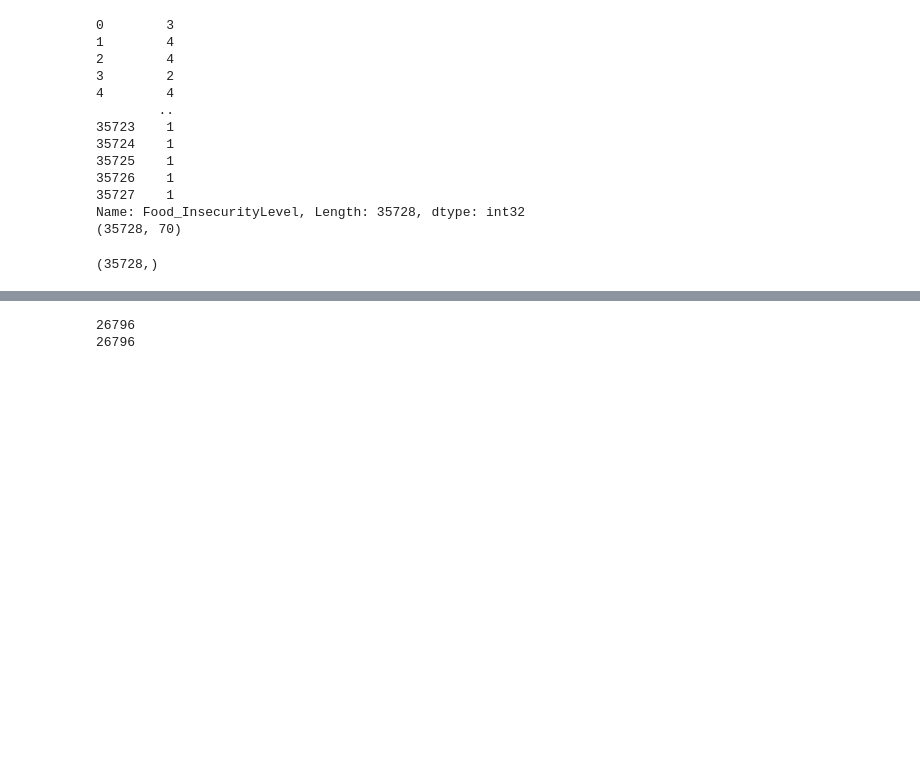
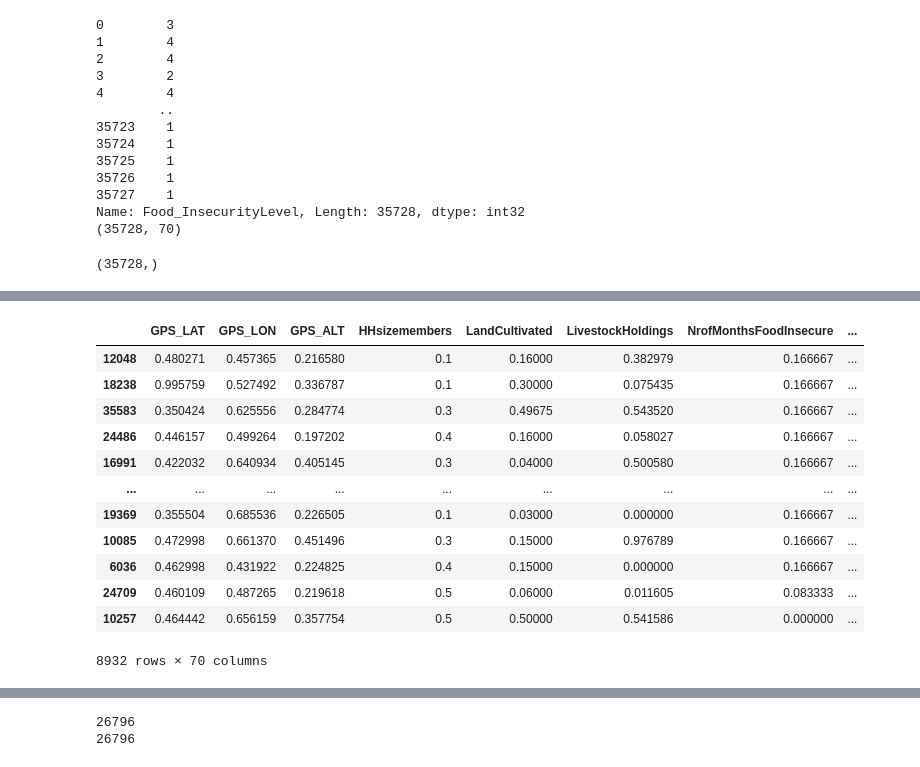
Before and after one commit to willianck/Predicting-Food-Insecurity, a Jupyter notebook: shapley_NN.ipynb, the cells around one changed output, grey strips where cells are left out. Cells and saved outputs as stored; diff of their text form; code cells hidden in the pictures; blank space fills up the shorter version.

```diff
--- a/shapley_NN.ipynb
+++ b/shapley_NN.ipynb
@@ -117,3 +160,19 @@ Name: Food_InsecurityLevel, Length: 35728, dtype: int32
 # %%
 X_train, X_test_val, y_train, y_test_val = train_test_split(X_new1, y, test_size=0.25, random_state=0)
 # X_val, X_test, y_val, y_test = train_test_split(X_test_val, y_test_val, test_size=0.25, random_state=0)
+# %%
+X_test_val
+# %% [output]
+|  | GPS_LAT | GPS_LON | GPS_ALT | HHsizemembers | LandCultivated | LivestockHoldings | NrofMonthsFoodInsecure | ... |
+| 12048 | 0.480271 | 0.457365 | 0.216580 | 0.1 | 0.16000 | 0.382979 | 0.166667 | ... |
+| 18238 | 0.995759 | 0.527492 | 0.336787 | 0.1 | 0.30000 | 0.075435 | 0.166667 | ... |
+| 35583 | 0.350424 | 0.625556 | 0.284774 | 0.3 | 0.49675 | 0.543520 | 0.166667 | ... |
+| 24486 | 0.446157 | 0.499264 | 0.197202 | 0.4 | 0.16000 | 0.058027 | 0.166667 | ... |
+| 16991 | 0.422032 | 0.640934 | 0.405145 | 0.3 | 0.04000 | 0.500580 | 0.166667 | ... |
+| ... | ... | ... | ... | ... | ... | ... | ... | ... |
+| 19369 | 0.355504 | 0.685536 | 0.226505 | 0.1 | 0.03000 | 0.000000 | 0.166667 | ... |
+| 10085 | 0.472998 | 0.661370 | 0.451496 | 0.3 | 0.15000 | 0.976789 | 0.166667 | ... |
+| 6036 | 0.462998 | 0.431922 | 0.224825 | 0.4 | 0.15000 | 0.000000 | 0.166667 | ... |
+| 24709 | 0.460109 | 0.487265 | 0.219618 | 0.5 | 0.06000 | 0.011605 | 0.083333 | ... |
+| 10257 | 0.464442 | 0.656159 | 0.357754 | 0.5 | 0.50000 | 0.541586 | 0.000000 | ... |
+8932 rows × 70 columns
```
Also changed, not shown: parts of 16 cells of this notebook, 2 other files.
